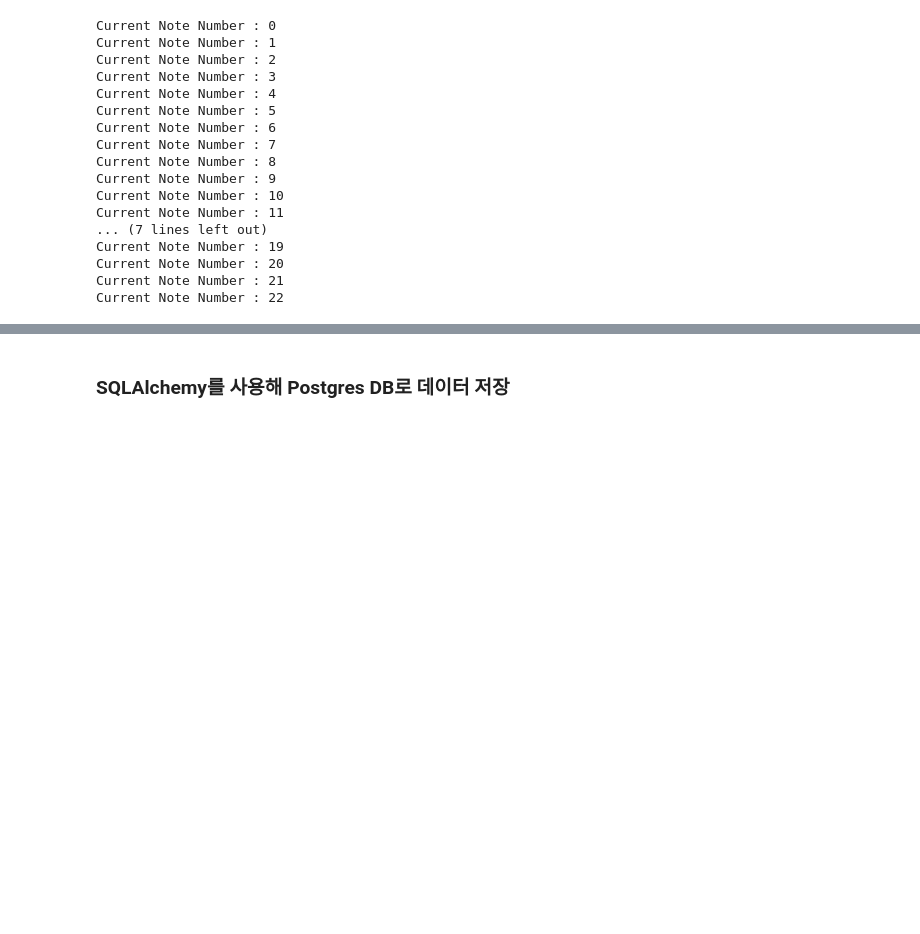
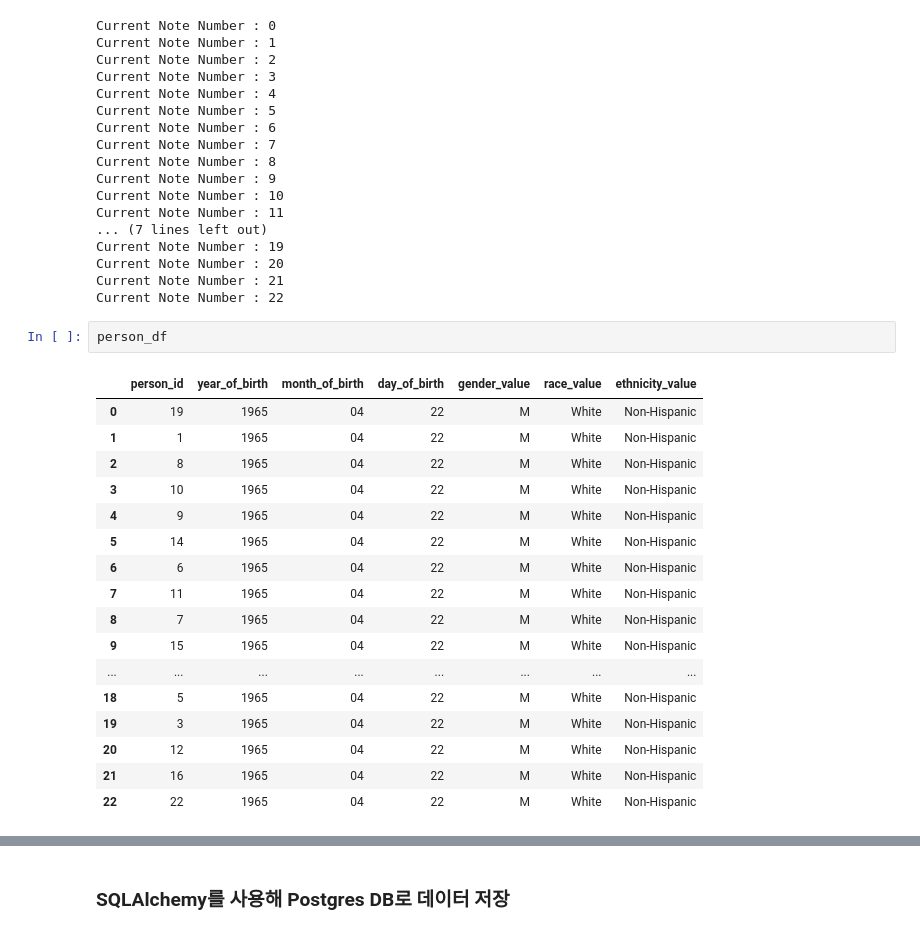
Before and after one commit to aeea-0605/patient-analysis-repo, a Jupyter notebook: extract_data_to_note.ipynb, the cells around one changed output, grey strips where cells are left out. Cells and saved outputs as stored; diff of their text form; blank space fills up the shorter version.

```diff
--- a/extract_data_to_note.ipynb
+++ b/extract_data_to_note.ipynb
@@ -211,3 +326,23 @@ Current Note Number : 19
 Current Note Number : 20
 Current Note Number : 21
 Current Note Number : 22
+# %%
+person_df
+# %% [output]
+|  | person_id | year_of_birth | month_of_birth | day_of_birth | gender_value | race_value | ethnicity_value |
+| 0 | 19 | 1965 | 04 | 22 | M | White | Non-Hispanic |
+| 1 | 1 | 1965 | 04 | 22 | M | White | Non-Hispanic |
+| 2 | 8 | 1965 | 04 | 22 | M | White | Non-Hispanic |
+| 3 | 10 | 1965 | 04 | 22 | M | White | Non-Hispanic |
+| 4 | 9 | 1965 | 04 | 22 | M | White | Non-Hispanic |
+| 5 | 14 | 1965 | 04 | 22 | M | White | Non-Hispanic |
+| 6 | 6 | 1965 | 04 | 22 | M | White | Non-Hispanic |
+| 7 | 11 | 1965 | 04 | 22 | M | White | Non-Hispanic |
+| 8 | 7 | 1965 | 04 | 22 | M | White | Non-Hispanic |
+| 9 | 15 | 1965 | 04 | 22 | M | White | Non-Hispanic |
+| ... | ... | ... | ... | ... | ... | ... | ... |
+| 18 | 5 | 1965 | 04 | 22 | M | White | Non-Hispanic |
+| 19 | 3 | 1965 | 04 | 22 | M | White | Non-Hispanic |
+| 20 | 12 | 1965 | 04 | 22 | M | White | Non-Hispanic |
+| 21 | 16 | 1965 | 04 | 22 | M | White | Non-Hispanic |
+| 22 | 22 | 1965 | 04 | 22 | M | White | Non-Hispanic |
```
Also changed, not shown: parts of 16 cells of this notebook.
